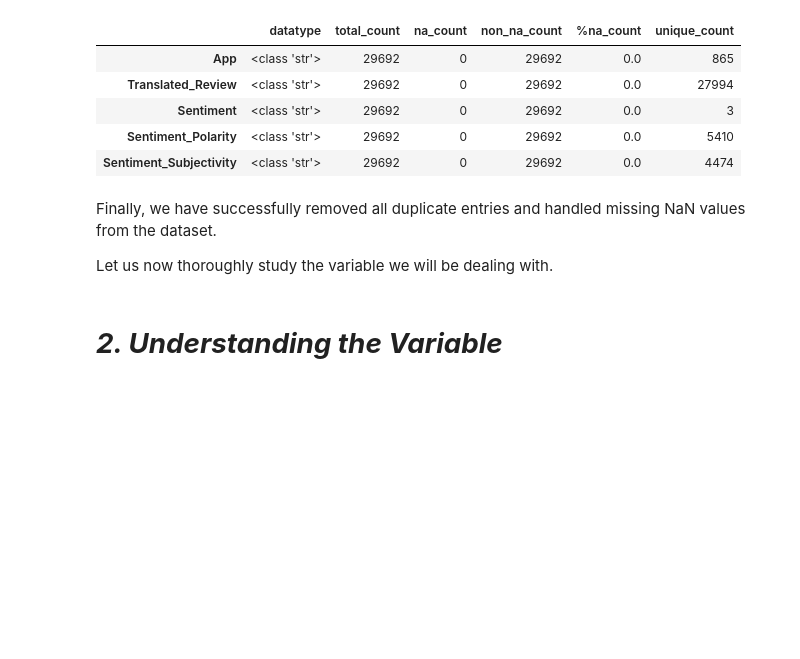
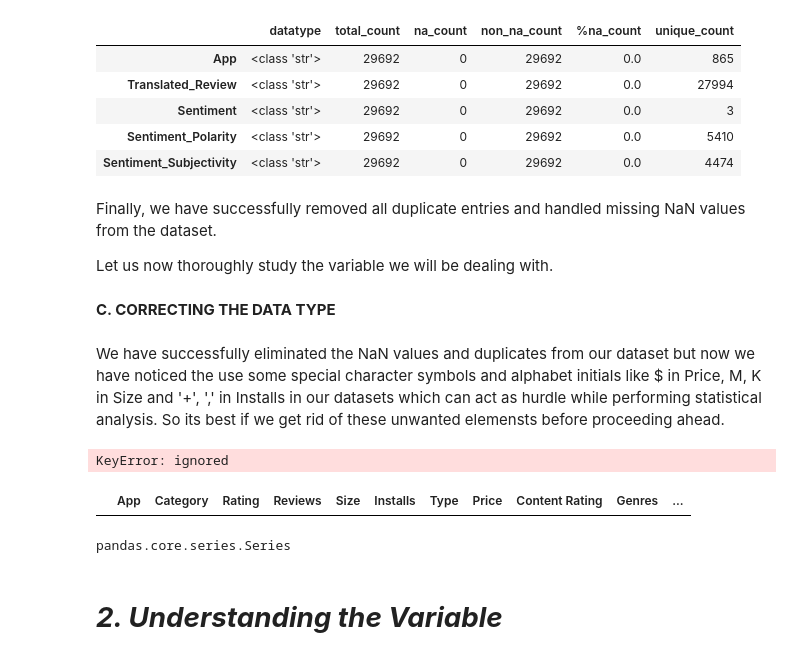
Before and after one commit to naghma28/PlayStoreAppReviewAnalysis, a Jupyter notebook: PlayStoreAppReviewAnalysis.ipynb, the cells around one changed output. Saved outputs shown, nothing was run; the diff lists cells and outputs as text; code cells hidden in the pictures; blank space fills up the shorter version.

```diff
--- a/PlayStoreAppReviewAnalysis.ipynb
+++ b/PlayStoreAppReviewAnalysis.ipynb
@@ -360,5 +361,31 @@ get_info(myreview)
 Finally, we have successfully removed all duplicate entries and handled missing NaN values from the dataset.
 
 Let us now thoroughly study the variable we will be dealing with.
+# %% [markdown]
+**C. CORRECTING THE DATA TYPE**
+# %% [markdown]
+We have successfully eliminated the NaN values and duplicates from our dataset but now we have noticed the use some special character symbols and alphabet initials like $ in Price, M, K in Size and '+', ',' in Installs in our datasets which can act as hurdle while performing statistical analysis. So its best if we get rid of these unwanted elemensts before proceeding ahead.
+# %%
+# removing $ sign from the price column
+
+mydata['Price'] = mydata['Price'].apply(lambda p: p.replace("$","") if "$" in str(p) else p)
+
+#  dropping Éveryone label from price column
+
+mydata.drop(labels=mydata[mydata['Price']=='Everyone'].index , inplace = True)
+
+# converting datatype of price from series to float
+
+mydata['Price'] = mydata['Price'].apply(lambda p: float(p))
+# %% [output]
+KeyError: ignored
+# %%
+mydata.loc[mydata['Price']== 'Everyone']
+# %% [output]
+|  | App | Category | Rating | Reviews | Size | Installs | Type | Price | Content Rating | Genres | ... |
+# %%
+type(mydata['Price'])
+# %% [output]
+pandas.core.series.Series
 # %% [markdown]
 # ***2. Understanding the Variable***
```
Also changed, not shown: parts of 11 cells of this notebook.
